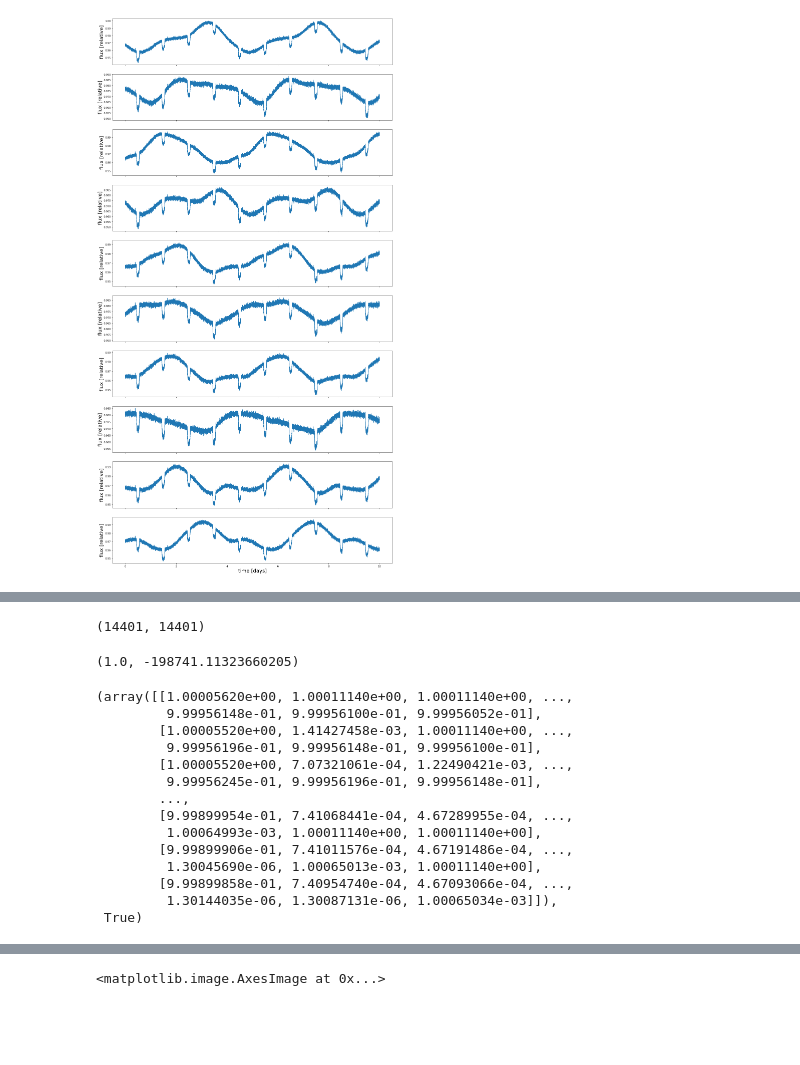
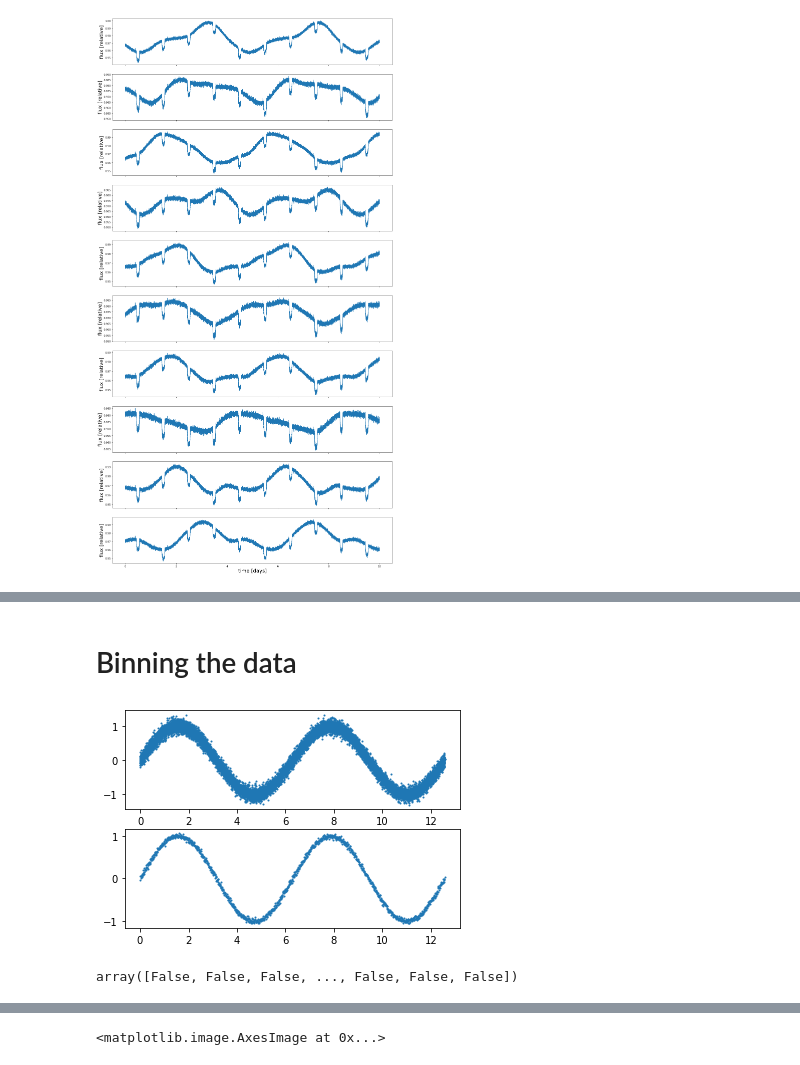
Before and after one commit to ssagynbayeva/starry-project, a Jupyter notebook: SyntheticData.ipynb, the cells around one changed output, grey strips where cells are left out. Cells and saved outputs as stored; diff of their text form; code cells hidden in the pictures; blank space fills up the shorter version.

```diff
--- a/SyntheticData.ipynb
+++ b/SyntheticData.ipynb
@@ -131,4 +108,0 @@ np.eye(10,14401).shape
-# %%
-Sigma.shape
-# %% [output]
-(14401, 14401)
@@ -137,21 +109,24 @@ Sigma += err[0]**2*np.eye(len(t))
-# %%
-np.linalg.slogdet(Sigma)
-# %% [output]
-(1.0, -198741.11323660205)
-# %%
-cho_factor(Sigma,lower=True)
-# %% [output]
-(array([[1.00005620e+00, 1.00011140e+00, 1.00011140e+00, ...,
-         9.99956148e-01, 9.99956100e-01, 9.99956052e-01],
-        [1.00005520e+00, 1.41427458e-03, 1.00011140e+00, ...,
-         9.99956196e-01, 9.99956148e-01, 9.99956100e-01],
-        [1.00005520e+00, 7.07321061e-04, 1.22490421e-03, ...,
-         9.99956245e-01, 9.99956196e-01, 9.99956148e-01],
-        ...,
-        [9.99899954e-01, 7.41068441e-04, 4.67289955e-04, ...,
-         1.00064993e-03, 1.00011140e+00, 1.00011140e+00],
-        [9.99899906e-01, 7.41011576e-04, 4.67191486e-04, ...,
-         1.30045690e-06, 1.00065013e-03, 1.00011140e+00],
-        [9.99899858e-01, 7.40954740e-04, 4.67093066e-04, ...,
-         1.30144035e-06, 1.30087131e-06, 1.00065034e-03]]),
- True)
+# %% [markdown]
+# Binning the data
+# %%
+import scipy.stats
+
+rng = np.random.default_rng(12345)
+xs = np.linspace(0, 4 * np.pi, 12211)
+
+orig = np.sin(xs)
+noisy = orig + 0.1 * rng.standard_normal(xs.shape)
+
+num_bins = xs.shape[0] // 10
+bin_means, bin_edges, binnumber = scipy.stats.binned_statistic(
+    xs, noisy, statistic="mean", bins=num_bins
+)
+bin_width = bin_edges[1] - bin_edges[0]
+bin_centers = bin_edges[1:] - bin_width / 2
+
+fig, (ax1, ax2) = plt.subplots(nrows=2)
+ax1.scatter(xs, noisy, 1)
+ax2.scatter(bin_centers, bin_means, 1)
+plt.show()
+# %% [output]
+[figure, added]
@@ -157,0 +136,8 @@ cho_factor(Sigma,lower=True)
+# %%
+shifted = t-p_t0+0.06 # I tuned this parameter a little
+duration = p_porb/np.pi*np.arcsin(np.sqrt((1+p_r)**2-b**2)/a)
+# find all values >= target and < target + duration, modulo period
+idx = (shifted >= 0) & (shifted % p_porb <= duration)
+idx
+# %% [output]
+array([False, False, False, ..., False, False, False])
```
Also changed, not shown: parts of 59 cells of this notebook.
